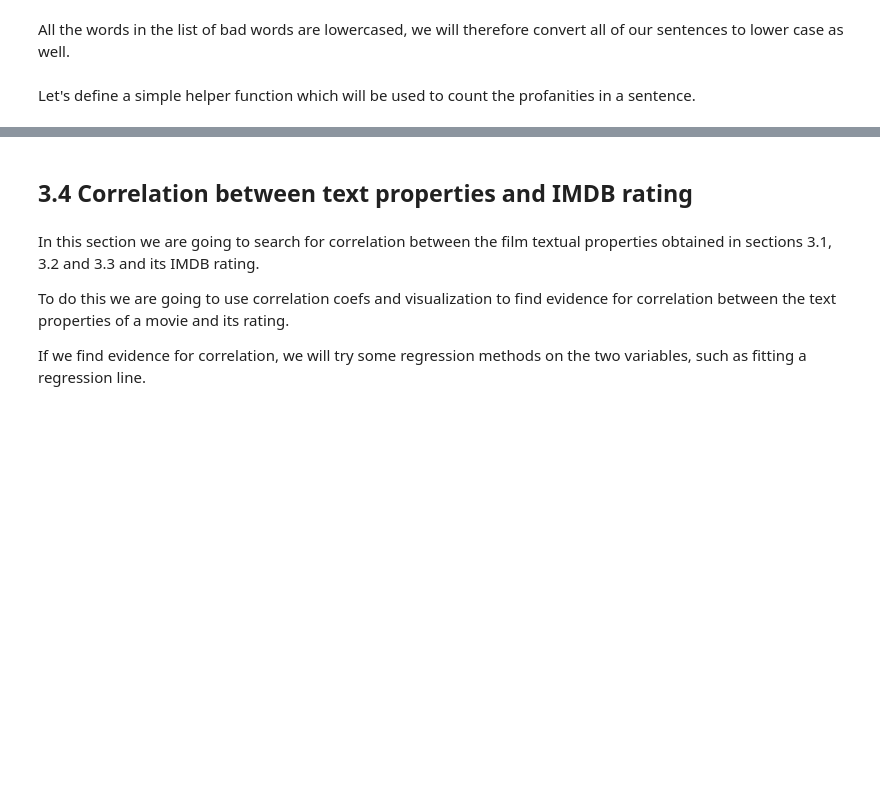
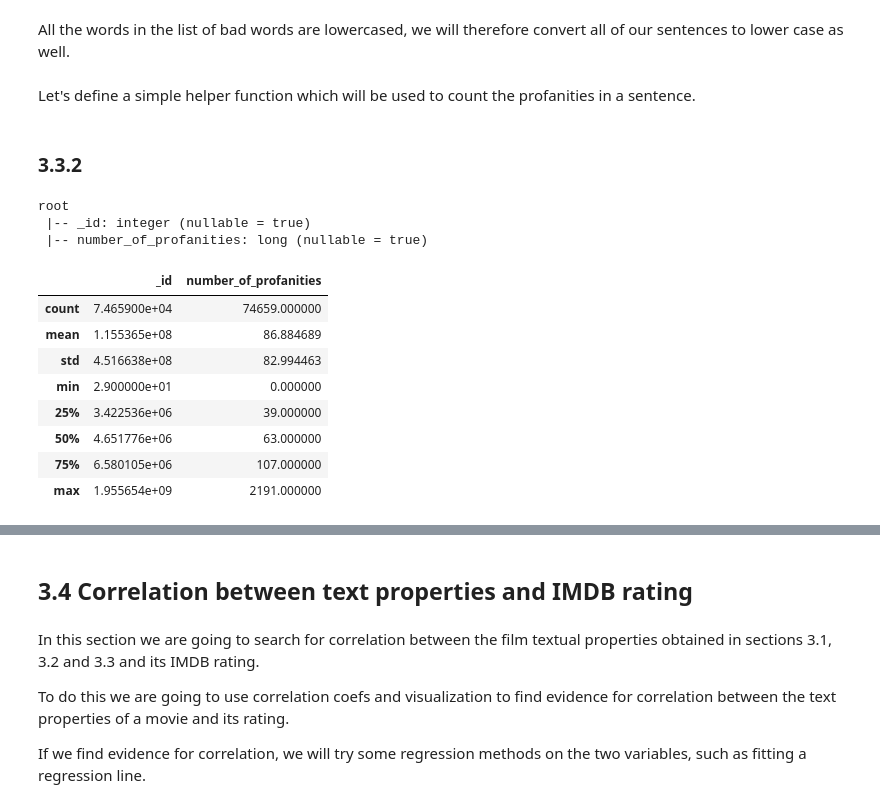
Before and after one commit to RobertInjac/ADA-Project-2018-OpenSubtitles, a Jupyter notebook: Project.ipynb, the cells around one changed output, grey strips where cells are left out. Saved outputs shown, nothing was run; the diff lists cells and outputs as text; code cells hidden in the pictures; blank space fills up the shorter version.

```diff
--- a/Project.ipynb
+++ b/Project.ipynb
@@ -1001,0 +1118,9 @@ profanity_df.write.mode('overwrite').parquet('./profanity_final.parquet')
+# %% [markdown]
+### 3.3.2
+# %%
+profanity_df = spark.read.parquet('./datasets/profanity_final.parquet')
+profanity_df.printSchema()
+# %% [output]
+root
+ |-- _id: integer (nullable = true)
+ |-- number_of_profanities: long (nullable = true)
@@ -1001,0 +1129,12 @@ profanity_df.write.mode('overwrite').parquet('./profanity_final.parquet')
+# %%
+profanity_df.describe()
+# %% [output]
+|  | _id | number_of_profanities |
+| count | 7.465900e+04 | 74659.000000 |
+| mean | 1.155365e+08 | 86.884689 |
+| std | 4.516638e+08 | 82.994463 |
+| min | 2.900000e+01 | 0.000000 |
+| 25% | 3.422536e+06 | 39.000000 |
+| 50% | 4.651776e+06 | 63.000000 |
+| 75% | 6.580105e+06 | 107.000000 |
+| max | 1.955654e+09 | 2191.000000 |
```
Also changed, not shown: parts of 47 cells of this notebook.
